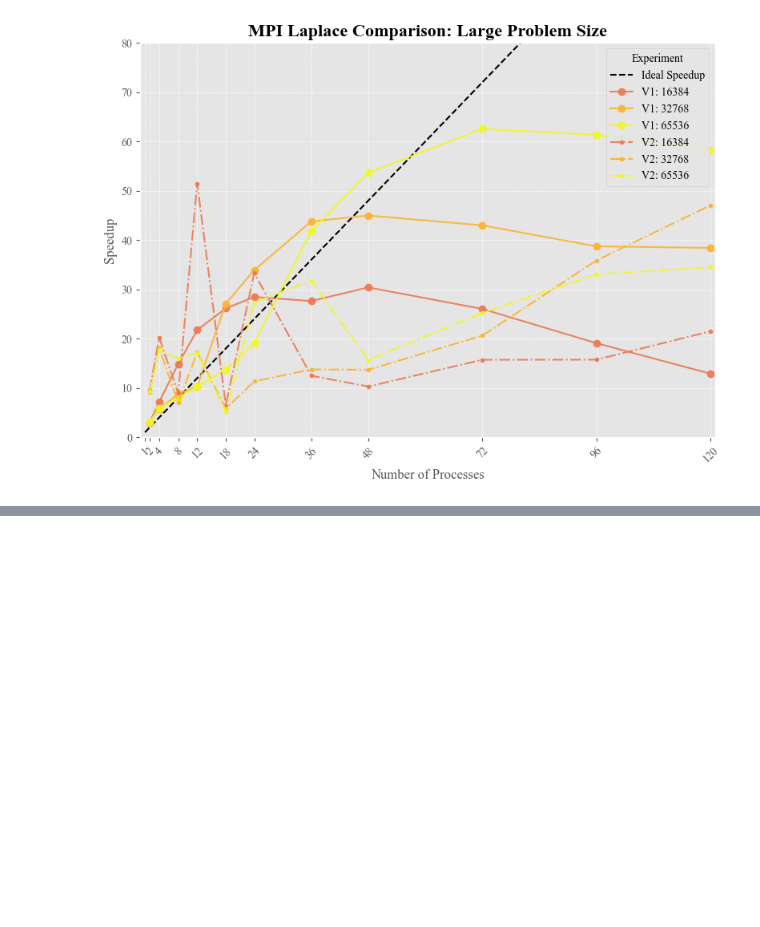
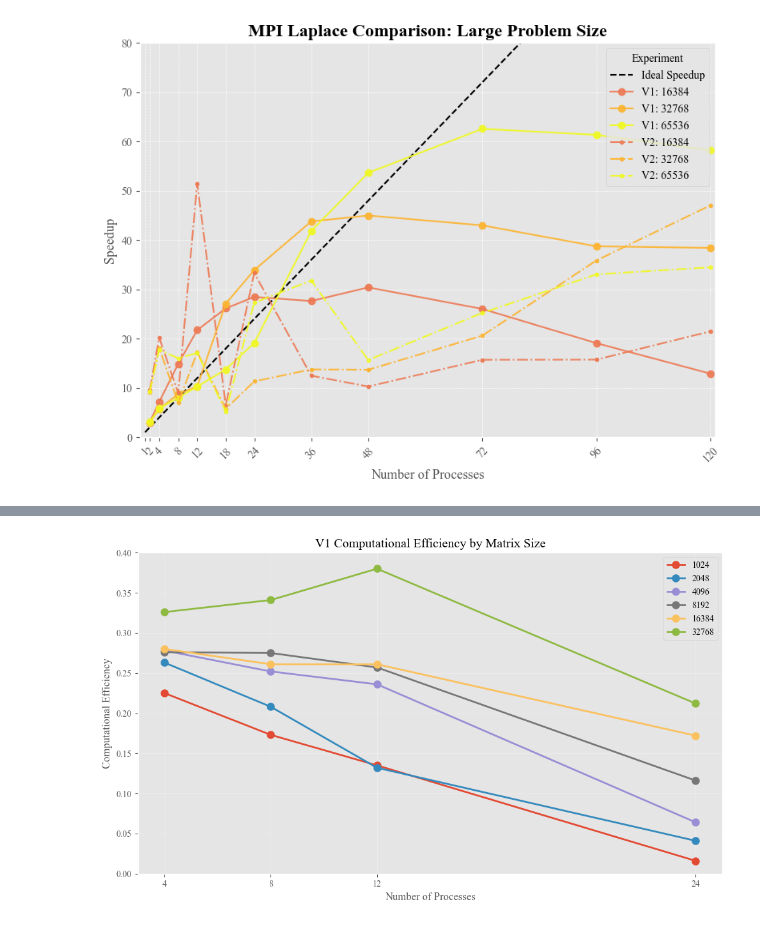
Before and after one commit to dettinjo/Parallel_Programming, a Jupyter notebook: 06_MPI_Laplace/scripts/plotting.ipynb, the cells around one changed output, grey strips where cells are left out. Cells and saved outputs as stored; diff of their text form; code cells hidden in the pictures; blank space fills up the shorter version.

```diff
--- a/06_MPI_Laplace/scripts/plotting.ipynb
+++ b/06_MPI_Laplace/scripts/plotting.ipynb
@@ -144,0 +216,35 @@ plt.show()
+# %%
+import matplotlib.pyplot as plt
+import numpy as np
+
+# Complete efficiency data from profiling
+efficiency_data = {
+    '1024': {'processes': [4, 8, 12, 24], 'efficiency': [0.225, 0.173, 0.135, 0.016]},
+    '2048': {'processes': [4, 8, 12, 24], 'efficiency': [0.263, 0.208, 0.132, 0.041]},
+    '4096': {'processes': [4, 8, 12, 24], 'efficiency': [0.278, 0.252, 0.236, 0.064]},
+    '8192': {'processes': [4, 8, 12, 24], 'efficiency': [0.276, 0.275, 0.257, 0.116]},
+    '16384': {'processes': [4, 8, 12, 24], 'efficiency': [0.280, 0.261, 0.261, 0.172]},
+    '32768': {'processes': [4, 8, 12, 24], 'efficiency': [0.326, 0.341, 0.380, 0.212]}
+}
+
+fig, ax = plt.subplots(figsize=(10, 6))
+
+# Plot all matrix sizes
+for size, data in efficiency_data.items():
+    ax.plot(data['processes'], data['efficiency'], 'o-', label=size, linewidth=2, markersize=8)
+
+ax.set_xlabel('Number of Processes')
+ax.set_ylabel('Computational Efficiency')
+ax.set_title('V1 Computational Efficiency by Matrix Size')
+ax.legend()
+ax.grid(True, alpha=0.3)
+ax.set_ylim(0, 0.4)
+
+# Set specific x-ticks at measured process counts
+ax.set_xticks([4, 8, 12, 24])
+ax.set_xlim(3, 25)
+
+plt.tight_layout()
+plt.show()
+# %% [output]
+[figure, added]
```
Also changed, not shown: parts of 2 cells of this notebook.
